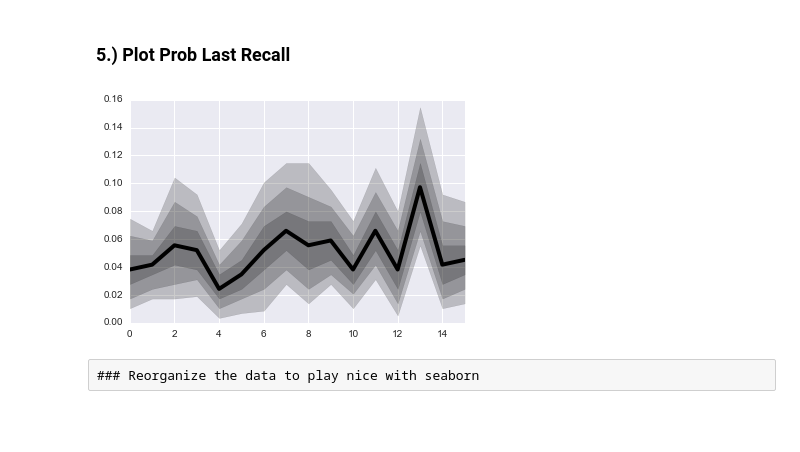
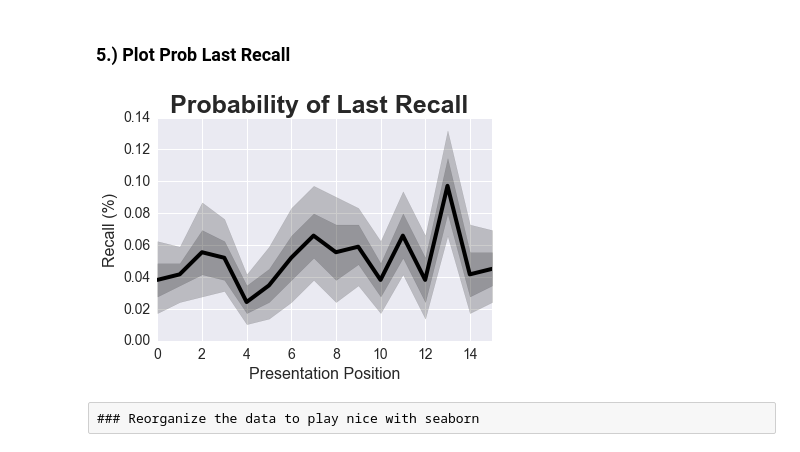
Before and after one commit to ContextLab/FRFR-analyses, a Jupyter notebook: FRFR-analyses-1.0.ipynb, the cells around one changed output. Cells and saved outputs as stored; diff of their text form; code cells hidden in the pictures; blank space fills up the shorter version.

```diff
--- a/FRFR-analyses-1.0.ipynb
+++ b/FRFR-analyses-1.0.ipynb
@@ -663,34 +705,40 @@ plt.show()
 # %%
 %matplotlib inline
 
 ##INDIVIDUAL PLOTS#####
 experiment=[]
 for idx,sub in enumerate(exp1[2:20]):
 
     filteredStimData = filterData(data_frame,sub)
     stimDict = createStimDict(filteredStimData)
     #get and parse subject's data
 
     presentedWords = [[] for i in range(0,16)]
     for data in stimDict:
         presentedWords[int(data['listnum'])].append(data['text'])
 
     recalledWords = loadRecallData(sub)
     experiment.append(recall_matrix(presentedWords, recalledWords))
     #stimDict->list of dicts (each dict=single word presentation), presentedWords & recalledWords->list of lists
 
     #PLOT INDIVIDUAL##
     #plr(recall_matrix(presentedWords, recalledWords), 16)
 
 serials=[]
 for matrix in experiment:
     serials.append(plr(matrix,16,plot=False))
 
 #ax=sns.tsplot(np.mean(serials, axis=0), color='black', ci=[90], lw=3)
-ax=sns.tsplot(serials, color='black', ci=[68, 95, 99.7], lw=4)
+ax=sns.tsplot(serials, color='black', ci=[68, 95], lw=4)
+
+plt.suptitle('Probability of Last Recall', fontsize=25, fontweight='bold')
+ax.set_xlabel('Presentation Position', fontsize=16)
+ax.set_ylabel('Recall (%)',fontsize=16)
+ax.tick_params(labelsize=14)
+
 plt.show()
 # %% [output]
-[figure, old version]
+[figure, new version]
 # %% [raw]
 ### Reorganize the data to play nice with seaborn
 # %%
```
Also changed, not shown: parts of 3 cells of this notebook.
